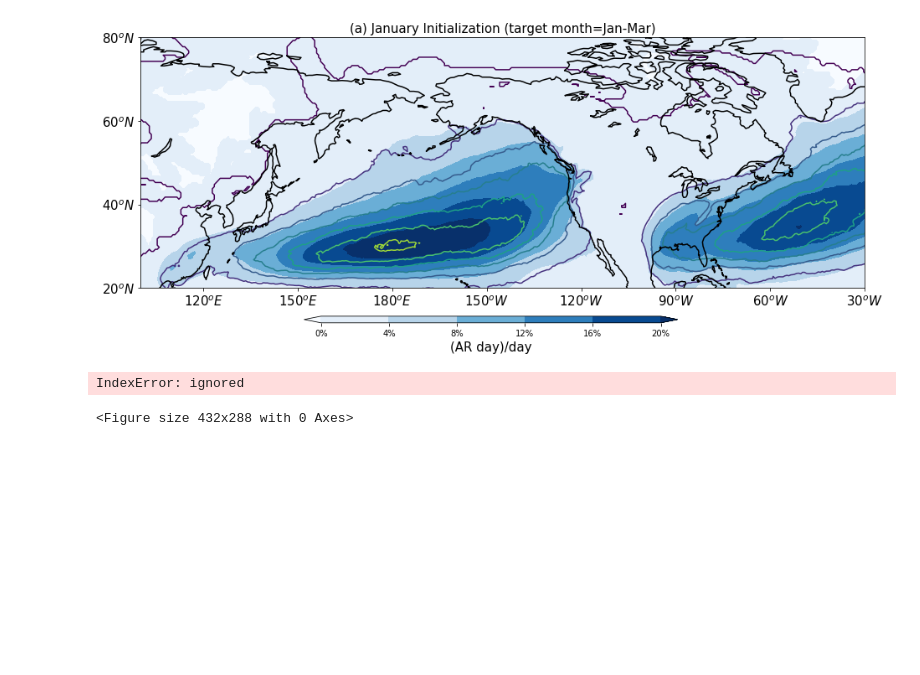
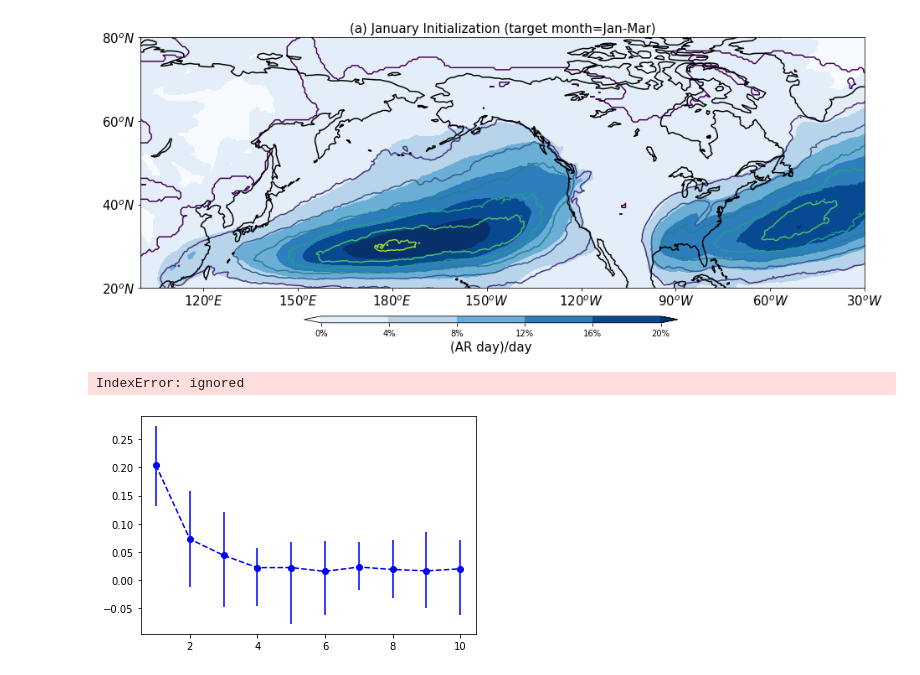
Before and after one commit to kuiper2000/kuiper2000.github.io, a Jupyter notebook: publication/AR_seasonal_prediction/PNAS_data.ipynb, the cells around one changed output. Cells and saved outputs as stored; diff of their text form; code cells hidden in the pictures; blank space fills up the shorter version.

```diff
--- a/publication/AR_seasonal_prediction/PNAS_data.ipynb
+++ b/publication/AR_seasonal_prediction/PNAS_data.ipynb
@@ -253,36 +253,36 @@ x_axis      = np.arange(1,11,1)
 fig=plt.figure()
 lower_bound = Jan_skill[:,0:15].mean(axis=1)-Jan_skill[:,0:15].min(axis=1)
 upper_bound = Jan_skill[:,0:15].max(axis=1)-Jan_skill[:,0:15].mean(axis=1)
-plt.errorbar(x_axis, Jan_skill[:,0:15].mean(axis=1), yerr=[lower_bound, upper_bound], fmt='--o',color='b')
+plt.errorbar(x_axis, Jan_skill[:,0:14].mean(axis=1), yerr=[lower_bound, upper_bound], fmt='--o',color='b')
 plt.plot(x_axis,Jan_skill[:,15],'k')
-plt.plot(x_axis,criteria[0,0:10], color='gray')
+#plt.plot(x_axis,criteria[0,0:10], color='gray')
 plt.legend(['Ensemble mean','1% significance level','mean skills of each member'],fontsize=10)
 plt.plot(x_axis,x_axis*0,'k--')
 #plt.plot(x_axis,x_axis/x_axis*np.nanpercentile(boot_strapping[:,],99.5), color='gray')
 #plt.plot(x_axis,criteria[0,0:10]+0.01, color='gray')
 #plt.text(5,0.12,'1% significance level')
 plt.xticks(np.arange(1,12,2), ('Jan-Mar','Mar-May','May-Jul','Jul-Sep','Sep-Nov'),fontsize=15)
 plt.yticks(np.arange(-0.2,0.6,0.1),fontsize=15)
 plt.ylim(-0.2, 0.5)
 plt.ylabel('pattern correlation',fontsize=15)
 plt.title('(a) Jan Initialization',fontsize=15)
 
 #         Jan_skill       = Jan_skill,\
 #         Jan_lower_bound = Jan_lower_bound,\
 #         Jan_upper_bound = Jan_upper_bound,\
 #         Apr_skill       = Apr_skill,\
 #         Apr_lower_bound = Apr_lower_bound,\
 #         Apr_upper_bound = Apr_upper_bound,\
 #         Jul_skill       = Jul_skill,\
 #         Jul_lower_bound = Jul_lower_bound,\
 #         Jul_upper_bound = Jul_upper_bound,\
 #         Oct_skill       = Oct_skill,\
 #         Oct_lower_bound = Oct_lower_bound,\
 #         Oct_upper_bound = Oct_upper_bound,\
 #         criteria        = criteria
 # %% [output]
 IndexError: ignored
-<Figure size 432x288 with 0 Axes>
+[figure, added]
 # %%
 np.shape(Jan_skill)
 # %% [output]
```
Also changed, not shown: parts of 1 cell of this notebook, 1 other file.
